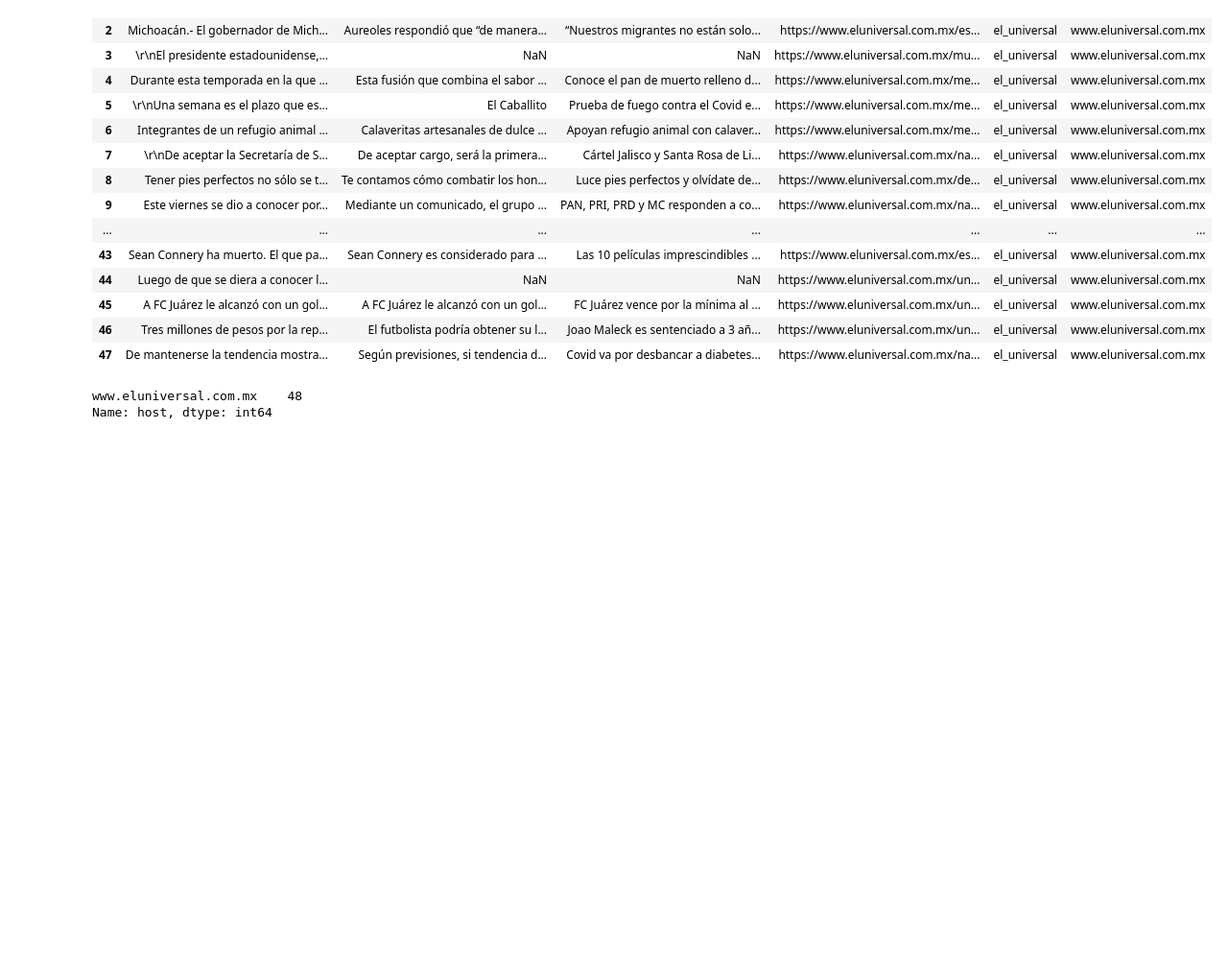
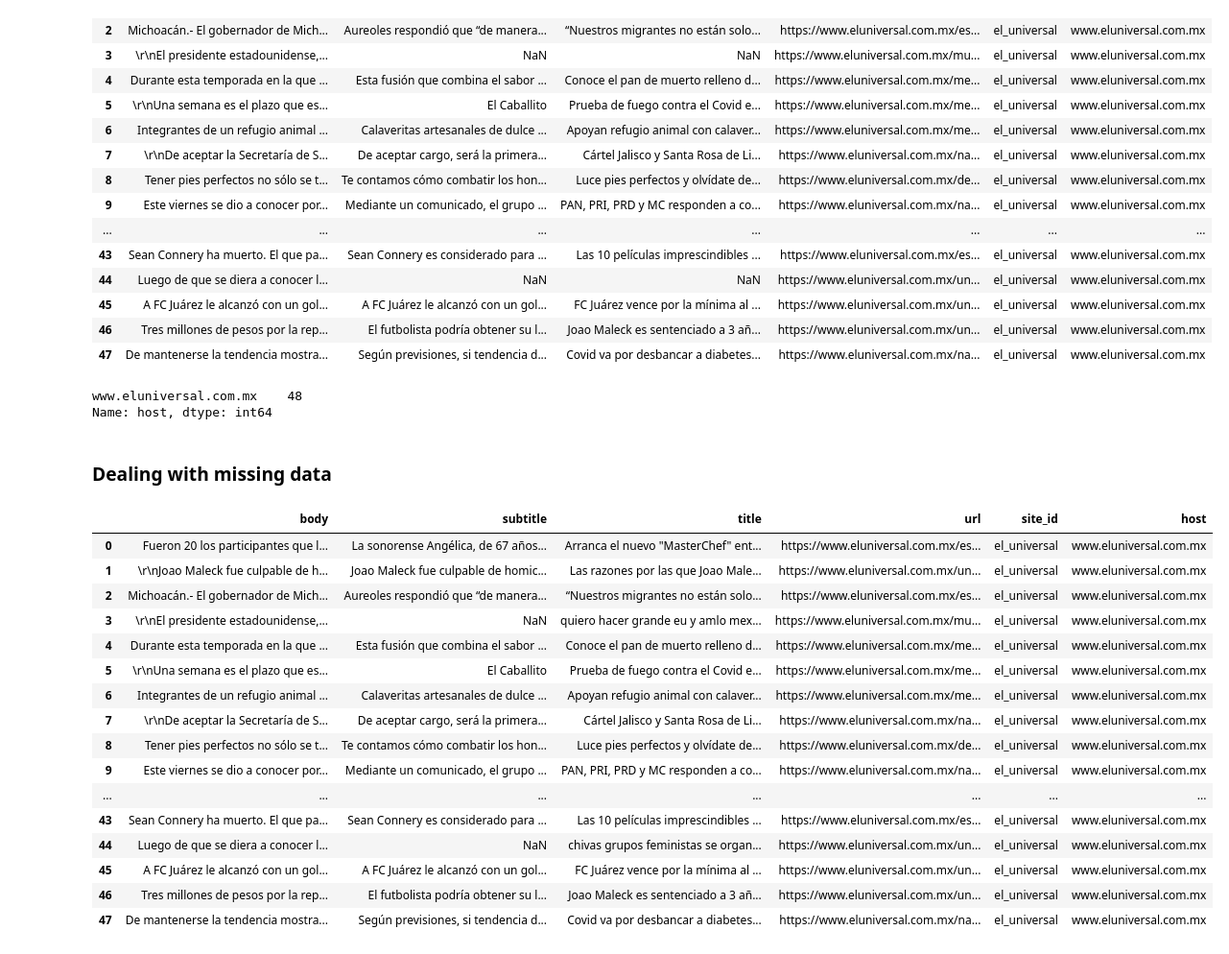
Before and after one commit to nicolaslazzos/basic-web-scraper, a Jupyter notebook: data_wrangling.ipynb, the cells around one changed output. Shown: that part at 96% size. Cells and saved outputs as stored; diff of their text form; code cells hidden in the pictures; blank space fills up the shorter version.

Commit message:
dealing with missing data

```diff
--- a/data_wrangling.ipynb
+++ b/data_wrangling.ipynb
@@ -75,3 +79,31 @@ df['host'].value_counts()
 # %% [output]
 www.eluniversal.com.mx    48
 Name: host, dtype: int64
+# %% [markdown]
+### Dealing with missing data
+# %%
+missing_titles_mask = df['title'].isna()
+
+missing_titles = df[missing_titles_mask]['url'].str.extract(r'(?P<missing_titles>[^/]+)$').applymap(lambda title: title.replace('-', ' '))
+
+df.loc[missing_titles_mask, 'title'] = missing_titles.loc[:, 'missing_titles']
+
+df
+# %% [output]
+|  | body | subtitle | title | url | site_id | host |
+| 0 | Fueron 20 los participantes que l... | La sonorense Angélica, de 67 años... | Arranca el nuevo "MasterChef" ent... | https://www.eluniversal.com.mx/es... | el_universal | www.eluniversal.com.mx |
+| 1 | \r\nJoao Maleck fue culpable de h... | Joao Maleck fue culpable de homic... | Las razones por las que Joao Male... | https://www.eluniversal.com.mx/un... | el_universal | www.eluniversal.com.mx |
+| 2 | Michoacán.- El gobernador de Mich... | Aureoles respondió que “de manera... | “Nuestros migrantes no están solo... | https://www.eluniversal.com.mx/es... | el_universal | www.eluniversal.com.mx |
+| 3 | \r\nEl presidente estadounidense,... | NaN | quiero hacer grande eu y amlo mex... | https://www.eluniversal.com.mx/mu... | el_universal | www.eluniversal.com.mx |
+| 4 | Durante esta temporada en la que ... | Esta fusión que combina el sabor ... | Conoce el pan de muerto relleno d... | https://www.eluniversal.com.mx/me... | el_universal | www.eluniversal.com.mx |
+| 5 | \r\nUna semana es el plazo que es... | El Caballito | Prueba de fuego contra el Covid e... | https://www.eluniversal.com.mx/me... | el_universal | www.eluniversal.com.mx |
+| 6 | Integrantes de un refugio animal ... | Calaveritas artesanales de dulce ... | Apoyan refugio animal con calaver... | https://www.eluniversal.com.mx/me... | el_universal | www.eluniversal.com.mx |
+| 7 | \r\nDe aceptar la Secretaría de S... | De aceptar cargo, será la primera... | Cártel Jalisco y Santa Rosa de Li... | https://www.eluniversal.com.mx/na... | el_universal | www.eluniversal.com.mx |
+| 8 | Tener pies perfectos no sólo se t... | Te contamos cómo combatir los hon... | Luce pies perfectos y olvídate de... | https://www.eluniversal.com.mx/de... | el_universal | www.eluniversal.com.mx |
+| 9 | Este viernes se dio a conocer por... | Mediante un comunicado, el grupo ... | PAN, PRI, PRD y MC responden a co... | https://www.eluniversal.com.mx/na... | el_universal | www.eluniversal.com.mx |
+| ... | ... | ... | ... | ... | ... | ... |
+| 43 | Sean Connery ha muerto. El que pa... | Sean Connery es considerado para ... | Las 10 películas imprescindibles ... | https://www.eluniversal.com.mx/es... | el_universal | www.eluniversal.com.mx |
+| 44 | Luego de que se diera a conocer l... | NaN | chivas grupos feministas se organ... | https://www.eluniversal.com.mx/un... | el_universal | www.eluniversal.com.mx |
+| 45 | A FC Juárez le alcanzó con un gol... | A FC Juárez le alcanzó con un gol... | FC Juárez vence por la mínima al ... | https://www.eluniversal.com.mx/un... | el_universal | www.eluniversal.com.mx |
+| 46 | Tres millones de pesos por la rep... | El futbolista podría obtener su l... | Joao Maleck es sentenciado a 3 añ... | https://www.eluniversal.com.mx/un... | el_universal | www.eluniversal.com.mx |
+| 47 | De mantenerse la tendencia mostra... | Según previsiones, si tendencia d... | Covid va por desbancar a diabetes... | https://www.eluniversal.com.mx/na... | el_universal | www.eluniversal.com.mx |
```
Also changed, not shown: parts of 2 cells of this notebook, 1 other file.
